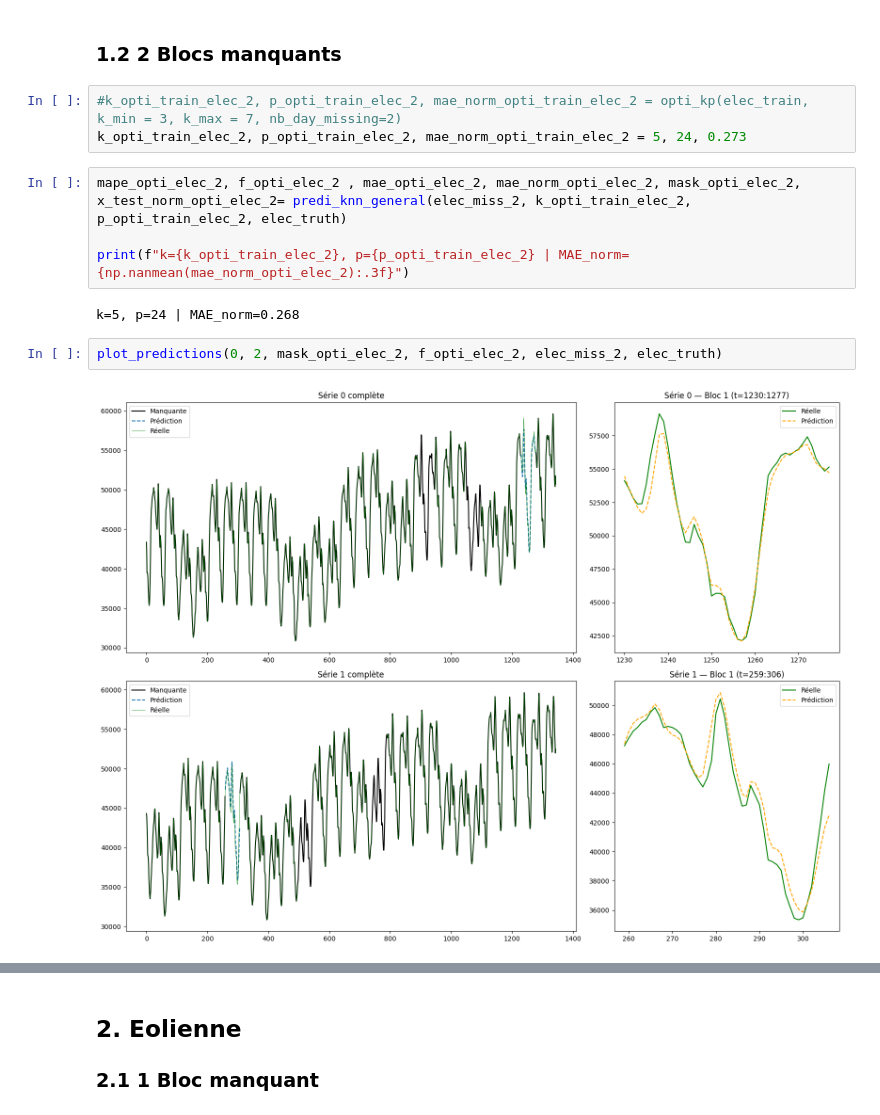
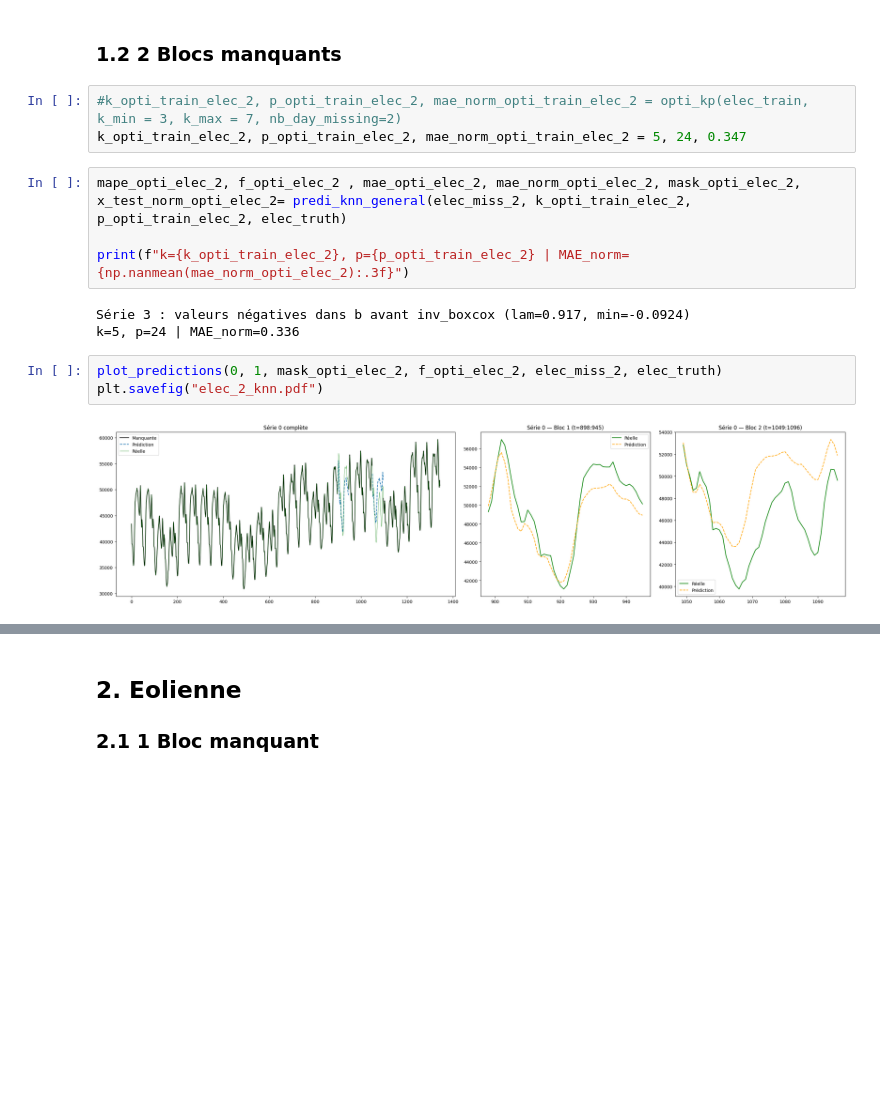
Before and after one commit to bunrong33/EDF_Stat, a Jupyter notebook: k-NN_Propre.ipynb, the cells around one changed output, grey strips where cells are left out. Cells and saved outputs as stored; diff of their text form; blank space fills up the shorter version.

```diff
--- a/k-NN_Propre.ipynb
+++ b/k-NN_Propre.ipynb
@@ -157,17 +164,19 @@ plot_predictions(0, 2, mask_opti_elec_1, f_opti_elec_1, elec_miss_1, elec_truth)
 ### 1.2  2 Blocs manquants
 # %%
 #k_opti_train_elec_2, p_opti_train_elec_2, mae_norm_opti_train_elec_2 = opti_kp(elec_train, k_min = 3, k_max = 7, nb_day_missing=2)
-k_opti_train_elec_2, p_opti_train_elec_2, mae_norm_opti_train_elec_2 = 5, 24, 0.273
+k_opti_train_elec_2, p_opti_train_elec_2, mae_norm_opti_train_elec_2 = 5, 24, 0.347
 # %%
 mape_opti_elec_2, f_opti_elec_2 , mae_opti_elec_2, mae_norm_opti_elec_2, mask_opti_elec_2, x_test_norm_opti_elec_2= predi_knn_general(elec_miss_2, k_opti_train_elec_2, p_opti_train_elec_2, elec_truth)
 
 print(f"k={k_opti_train_elec_2}, p={p_opti_train_elec_2} | MAE_norm={np.nanmean(mae_norm_opti_elec_2):.3f}")
 # %% [output]
-k=5, p=24 | MAE_norm=0.268
+Série 3 : valeurs négatives dans b avant inv_boxcox (lam=0.917, min=-0.0924)
+k=5, p=24 | MAE_norm=0.336
 # %%
-plot_predictions(0, 2, mask_opti_elec_2, f_opti_elec_2, elec_miss_2, elec_truth)
+plot_predictions(0, 1, mask_opti_elec_2, f_opti_elec_2, elec_miss_2, elec_truth)
+plt.savefig("elec_2_knn.pdf")
 # %% [output]
-[figure, old version]
+[figure, new version]
 # %%
 from src.function_kNN import affiche_tableau
 
```
Also changed, not shown: parts of 13 cells of this notebook, 1 other file.
